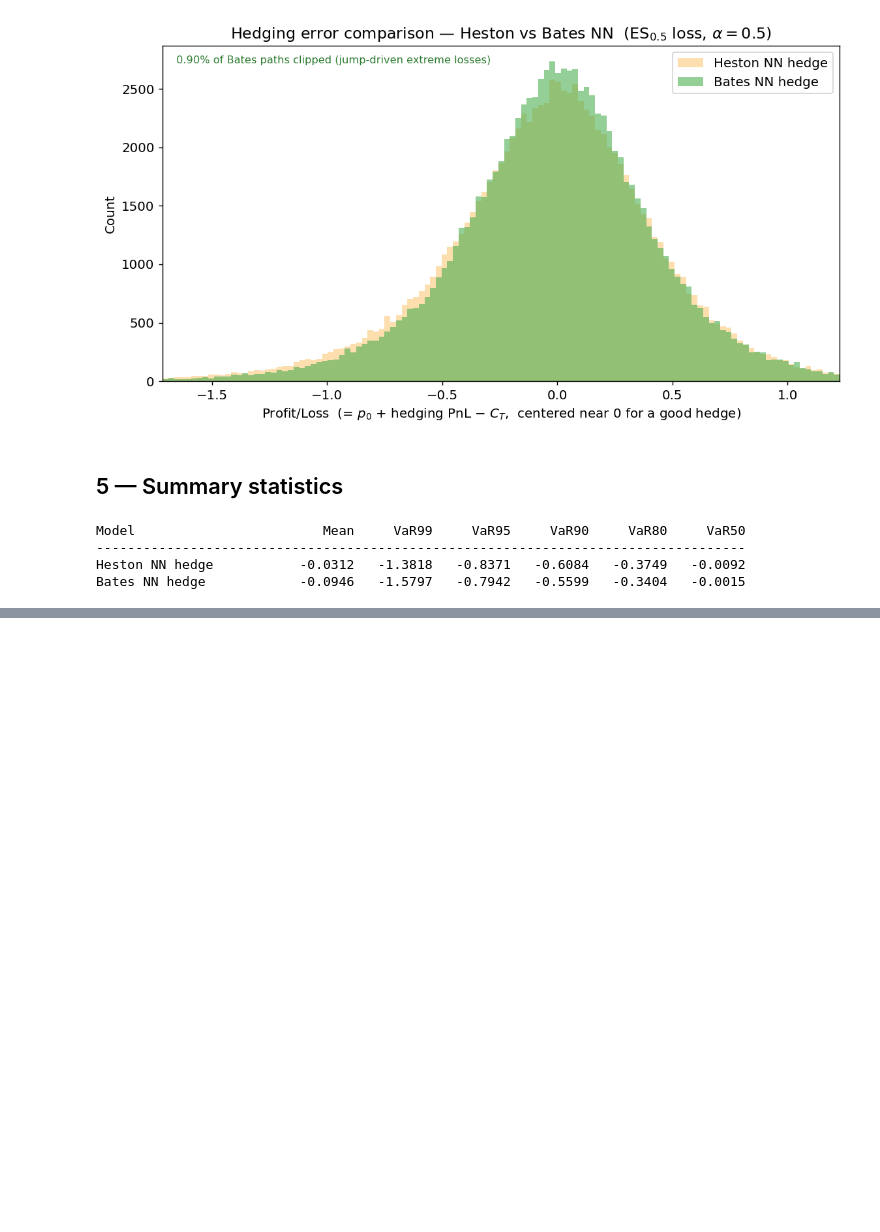
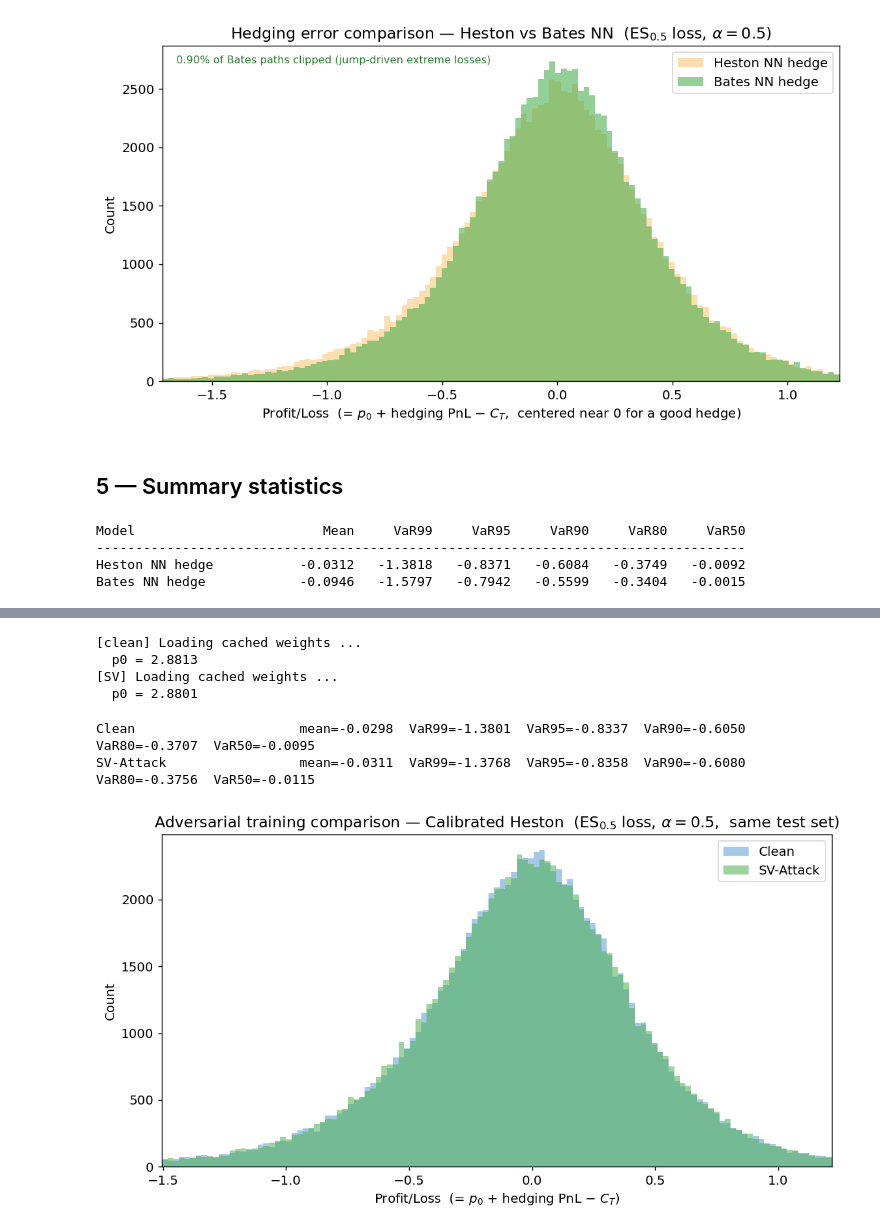
Before and after one commit to roberto-randelli/Deep-Hedging-and-its-Robustness, a Jupyter notebook: notebooks_outputs/bates_robustness_comparison.ipynb, the cells around one changed output, grey strips where cells are left out. Drawn from its saved outputs; the diff is of its cells as text; code cells hidden in the pictures; blank space fills up the shorter version.

Commit message:
Bates experiment finished, adversarial trained heston model

```diff
--- a/notebooks_outputs/bates_robustness_comparison.ipynb
+++ b/notebooks_outputs/bates_robustness_comparison.ipynb
@@ -353,0 +434,73 @@ Bates NN hedge            -0.0946   -1.5797   -0.7942   -0.5599   -0.3404   -0.0
+# %%
+adv_nets = {}
+adv_p0s  = {}
+
+for method in ('clean', 'SV'):
+    net_path, p0_path = ADV_PATHS[method]
+
+    if net_path.exists():
+        print(f'[{method}] Loading cached weights ...')
+        net = HestonHedgeNet(N=N, width=20)
+        net.load_state_dict(torch.load(net_path, weights_only=True))
+        net.eval()
+        adv_nets[method] = net
+        adv_p0s[method]  = torch.load(p0_path, weights_only=True).item()
+        print(f'  p0 = {adv_p0s[method]:.4f}')
+    else:
+        print(f'[{method}] Training ({_train_kwargs["n_clean"]} clean + '
+              f'{_train_kwargs["n_adv"]} adv epochs) ...')
+        net, p0 = _train_adv(
+            S_h_tr.to(DEVICE),
+            V_h_tr.to(DEVICE),
+            VP_h_tr_scaled.to(DEVICE),
+            ADV_ATK_FNS[method],
+            desc=ADV_LABELS[method],
+            **_train_kwargs,
+        )
+        net.eval()
+        adv_nets[method] = net
+        adv_p0s[method]  = p0
+
+        torch.save(net.state_dict(), net_path)
+        torch.save(torch.tensor(p0), p0_path)
+        print(f'  Saved.  p0 = {p0:.4f}')
+# %% [output]
+[clean] Loading cached weights ...
+  p0 = 2.8813
+[SV] Loading cached weights ...
+  p0 = 2.8801
+# %%
+# Evaluate both on the SAME calibrated Heston test paths (seed=20, already computed)
+adv_pls = {}
+for method in ('clean', 'SV'):
+    pl = compute_pl(adv_nets[method], S_h_test, V_h_test, VP_h_test_scaled, adv_p0s[method])
+    adv_pls[method] = pl.numpy()
+    pl_stats(pl, ADV_LABELS[method])
+# %% [output]
+Clean                     mean=-0.0298  VaR99=-1.3801  VaR95=-0.8337  VaR90=-0.6050  VaR80=-0.3707  VaR50=-0.0095
+SV-Attack                 mean=-0.0311  VaR99=-1.3768  VaR95=-0.8358  VaR90=-0.6080  VaR80=-0.3756  VaR50=-0.0115
+# %%
+arrs = [adv_pls[m] for m in ('clean', 'SV')]
+
+lo = min(np.percentile(a, 1.0) for a in arrs)
+hi = max(np.percentile(a, 99.0) for a in arrs)
+margin = 0.05 * (hi - lo)
+xlim = (lo - margin, hi + margin)
+bins = np.linspace(*xlim, 120)
+
+fig, ax = plt.subplots(figsize=(9, 5))
+for method in ('clean', 'SV'):
+    ax.hist(adv_pls[method], bins=bins, alpha=0.55,
+            color=ADV_COLORS[method], label=ADV_LABELS[method])
+
+ax.set_xlim(xlim)
+ax.set_xlabel('Profit/Loss  (= $p_0$ + hedging PnL $-$ $C_T$)')
+ax.set_ylabel('Count')
+ax.set_title(f'Adversarial training comparison — Calibrated Heston  '
+             f'(ES$_{{{ALPHA}}}$ loss, $\\alpha={ALPHA}$,  same test set)')
+ax.legend()
+plt.tight_layout()
+plt.savefig(RESULTS_DIR / 'heston_calib_adv_comparison.png', bbox_inches='tight')
+plt.show()
+# %% [output]
+[figure, added]
```
Also changed, not shown: parts of 11 cells of this notebook, 14 other files.
